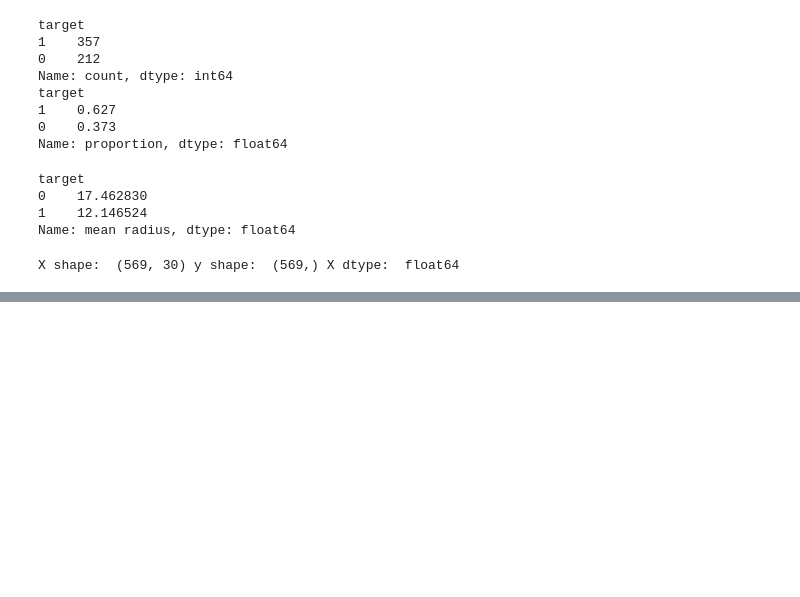
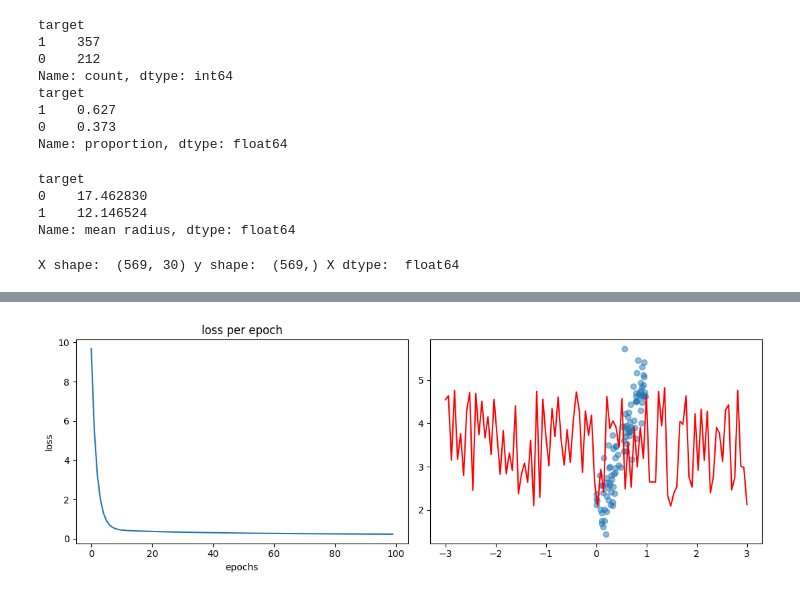
Before and after one commit to ascr0wn/google_colab_notebooks, a Jupyter notebook: 01_dl_intro.ipynb, the cells around one changed output, grey strips where cells are left out. Saved outputs shown, nothing was run; the diff lists cells and outputs as text; code cells hidden in the pictures; blank space fills up the shorter version.

```diff
--- a/01_dl_intro.ipynb
+++ b/01_dl_intro.ipynb
@@ -327,0 +849,22 @@ axes[2].bar()
+# %%
+torch.manual_seed(42)
+
+X = torch.rand(100, 1)
+W = torch.rand(1,1, requires_grad=True)
+b = torch.randn(1, requires_grad=True)
+y_true = 3 * X + 2 + (0.5 * torch.randn(100,1)) # later part is to add a little noise in the data
+l_r = 0.1
+losses = []
+for epoch in range(1, 101):
+  y_pred = X @ W + b
+  loss = ((y_pred - y_true) ** 2).mean()
+  loss.backward()
+  with torch.no_grad():
+    W -= l_r * W.grad
+    b -= l_r * b.grad
+  W.grad.zero_()
+  b.grad.zero_()
+  losses.append(loss.item())
+  if epoch % 20 == 0:
+    print("epoch: ", epoch, ", loss: ", loss.item())
+print("final W, b are: ", W.item(), ", ", b.item())
@@ -327,0 +878,15 @@ axes[2].bar()
+# %%
+fig, axes = plt.subplots(1, 2, figsize=(11,4))
+axes[0].plot(losses)
+axes[0].set_title("loss per epoch")
+axes[0].set_xlabel("epochs")
+axes[0].set_ylabel("loss")
+
+axes[1].scatter(X, y_true, alpha=0.5) # didn't understand it!
+xs = torch.linspace(-3, 3, 100).reshape(-1, 1)
+axes[1].plot(xs, (X@W+b).detach(), color="red")
+
+plt.tight_layout()
+plt.show()
+# %% [output]
+[figure, added]
```
Also changed, not shown: parts of 26 cells of this notebook.
